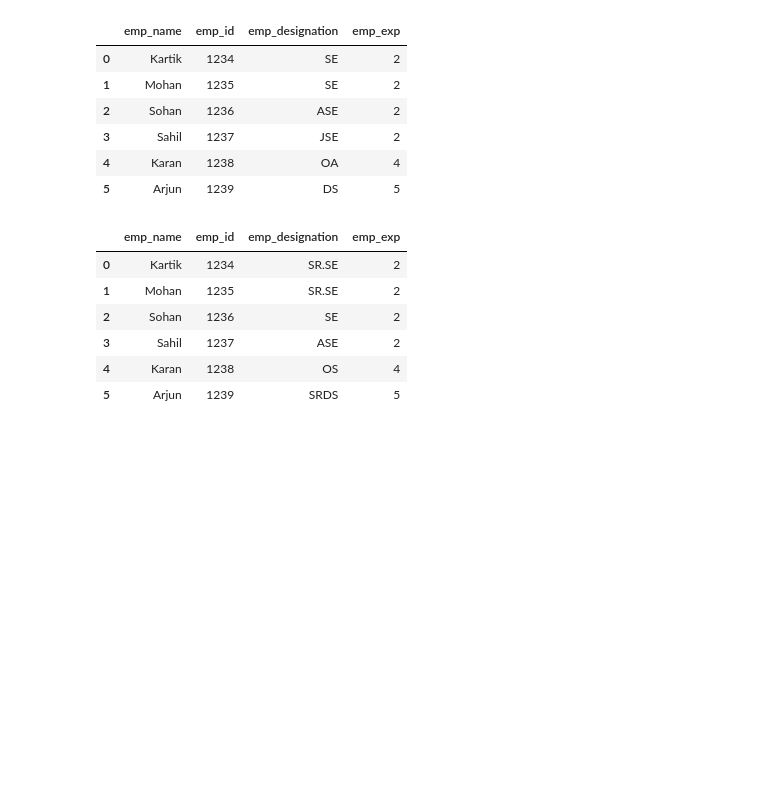
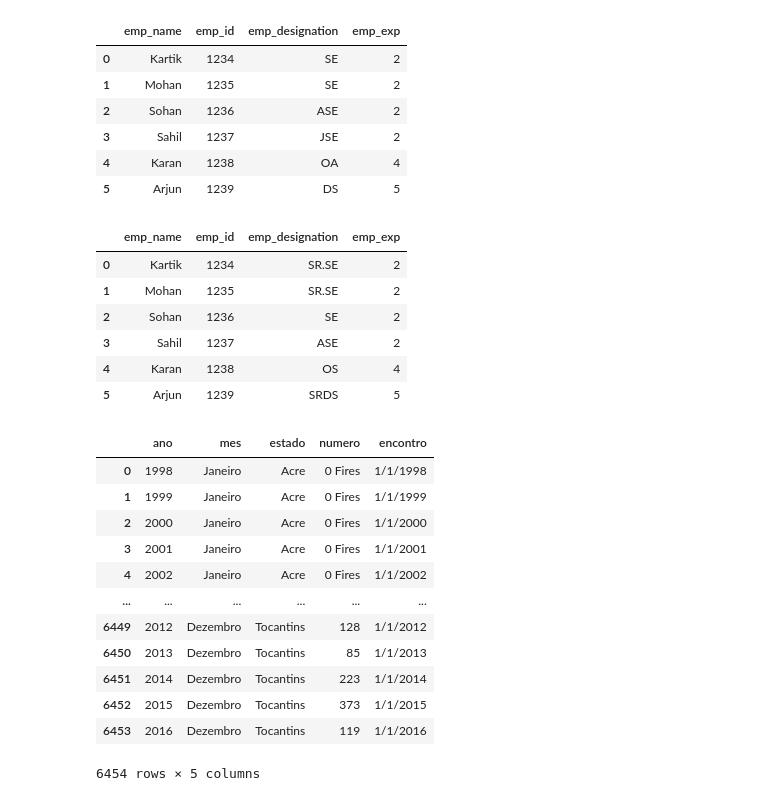
Before and after one commit to Yaminikanta/Python_Libraries, a Jupyter notebook: 02-Pandas/class_pandas.ipynb, the cells around one changed output. Saved outputs shown, nothing was run; the diff lists cells and outputs as text; code cells hidden in the pictures; blank space fills up the shorter version.

```diff
--- a/02-Pandas/class_pandas.ipynb
+++ b/02-Pandas/class_pandas.ipynb
@@ -581,3 +581,20 @@ emp
 | 3 | Sahil | 1237 | ASE | 2 |
 | 4 | Karan | 1238 | OS | 4 |
 | 5 | Arjun | 1239 | SRDS | 5 |
+# %%
+d3 = pd.read_csv('https://raw.githubusercontent.com/whoknowayush/DataAnalysis-Dataset/main/Datasets-Practice/amazon_fires.csv',encoding='ISO-8859-1')
+d3
+# %% [output]
+|  | ano | mes | estado | numero | encontro |
+| 0 | 1998 | Janeiro | Acre | 0 Fires | 1/1/1998 |
+| 1 | 1999 | Janeiro | Acre | 0 Fires | 1/1/1999 |
+| 2 | 2000 | Janeiro | Acre | 0 Fires | 1/1/2000 |
+| 3 | 2001 | Janeiro | Acre | 0 Fires | 1/1/2001 |
+| 4 | 2002 | Janeiro | Acre | 0 Fires | 1/1/2002 |
+| ... | ... | ... | ... | ... | ... |
+| 6449 | 2012 | Dezembro | Tocantins | 128 | 1/1/2012 |
+| 6450 | 2013 | Dezembro | Tocantins | 85 | 1/1/2013 |
+| 6451 | 2014 | Dezembro | Tocantins | 223 | 1/1/2014 |
+| 6452 | 2015 | Dezembro | Tocantins | 373 | 1/1/2015 |
+| 6453 | 2016 | Dezembro | Tocantins | 119 | 1/1/2016 |
+6454 rows × 5 columns
```
Also changed, not shown: parts of 1 cell of this notebook.
